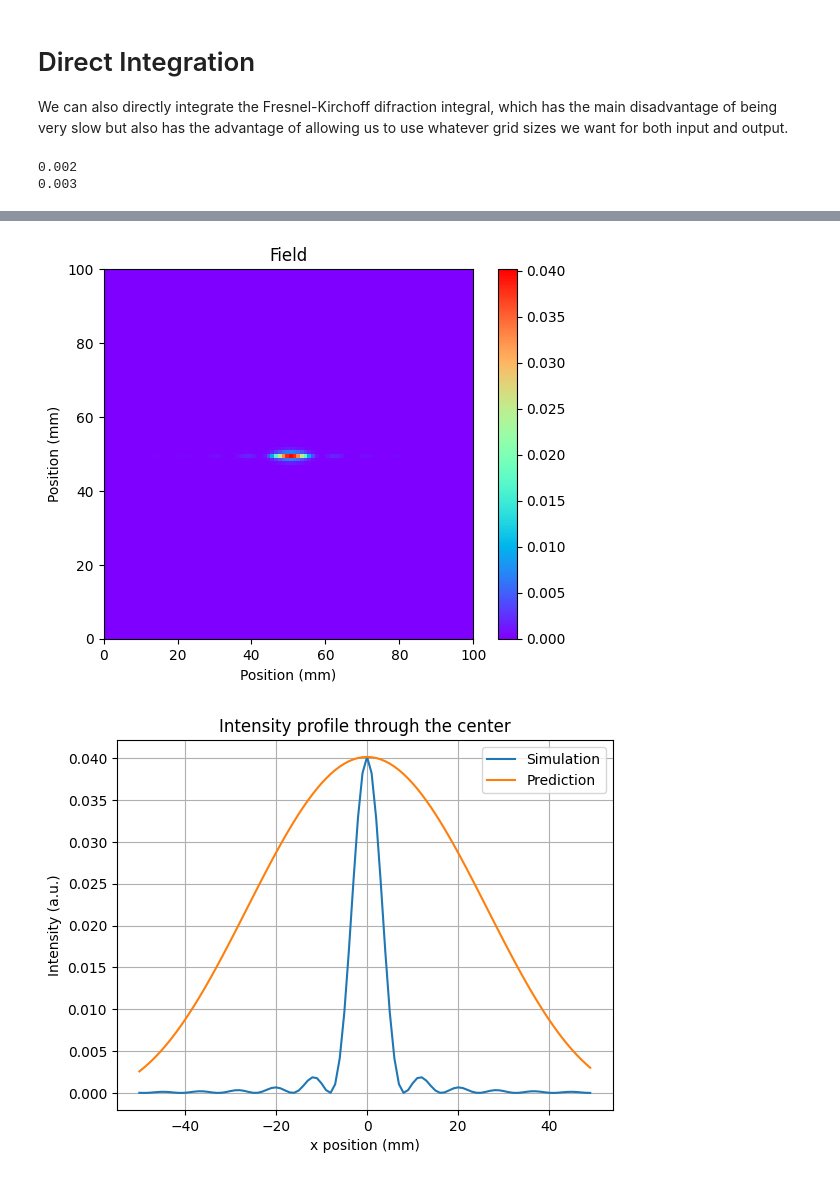
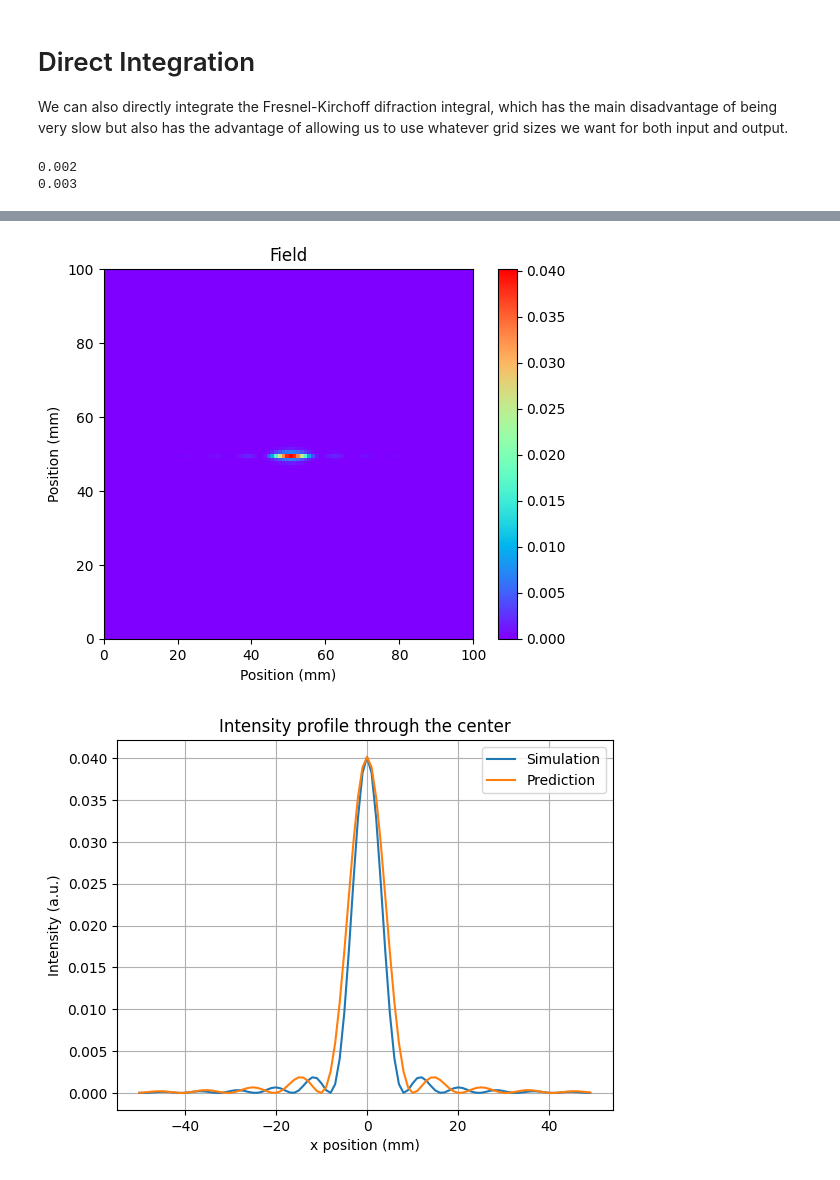
Before and after one commit to guilhermebaos/LightPipes-tutorials, a Jupyter notebook: Manual/02-Free-Space-Propagation.ipynb, the cells around one changed output, grey strips where cells are left out. Drawn from its saved outputs; the diff is of its cells as text; code cells hidden in the pictures.

```diff
--- a/Manual/02-Free-Space-Propagation.ipynb
+++ b/Manual/02-Free-Space-Propagation.ipynb
@@ -463,34 +463,34 @@ plt.grid("on")
 
 # Comparision with sinc^2 function
 tt = xx / dist   # sin is approximately equal to tan
-bb = k * b / 2 * tt
+bb = k * b / 2 * tt * 25/4
 I0 = np.max(I) * (np.sinc(bb)) ** 2
 
 plt.plot(xx * (1/lp.mm), I0, label="Prediction")
 plt.legend()
 plt.show()
 
 
 # Graph the intensity of the field
 xx = (np.arange(N)/N * size - (size / 2))
 
 plt.plot(xx * (1/lp.mm), I[:, N//2], label="Simulation")
 plt.title("Intensity profile through the center")
 plt.xlabel("x position (mm)")
 plt.ylabel("Intensity (a.u.)")
 plt.grid("on")
 
 # Comparision with sinc^2 function
 tt = xx / dist   # sin is approximately equal to tan
-bb = k * l / 2 * tt
+bb = k * l / 2 * tt * 25/4
 I0 = np.max(I) * (np.sinc(bb)) ** 2
 
 plt.plot(xx * (1/lp.mm), I0, label="Prediction")
 plt.legend()
 plt.show()
 # %% [output]
 0.002
 0.003
 [figure]
 [figure]
-[figure, old version]
+[figure, new version]
```
Also changed, not shown: parts of 2 cells of this notebook, 1 other file.
